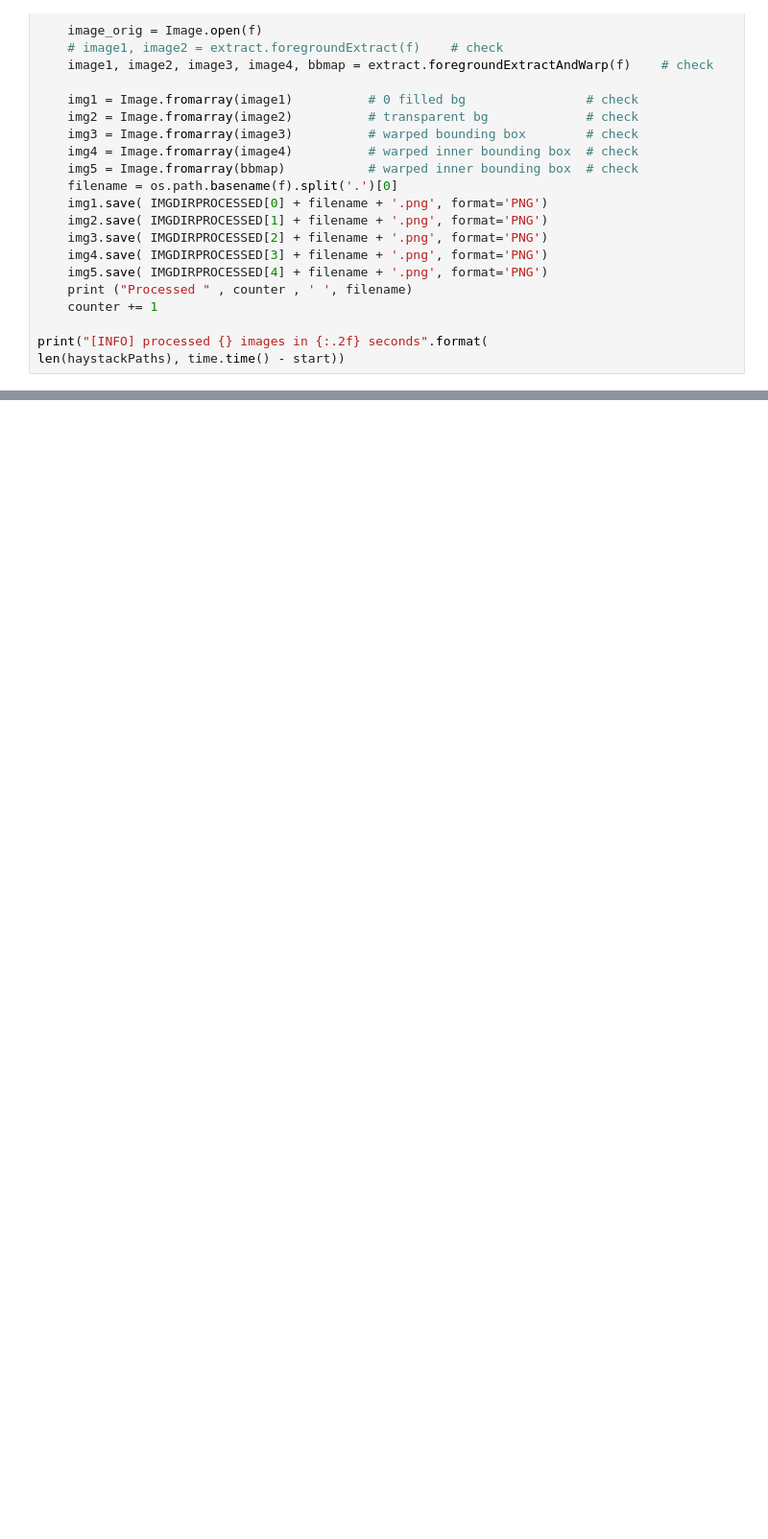
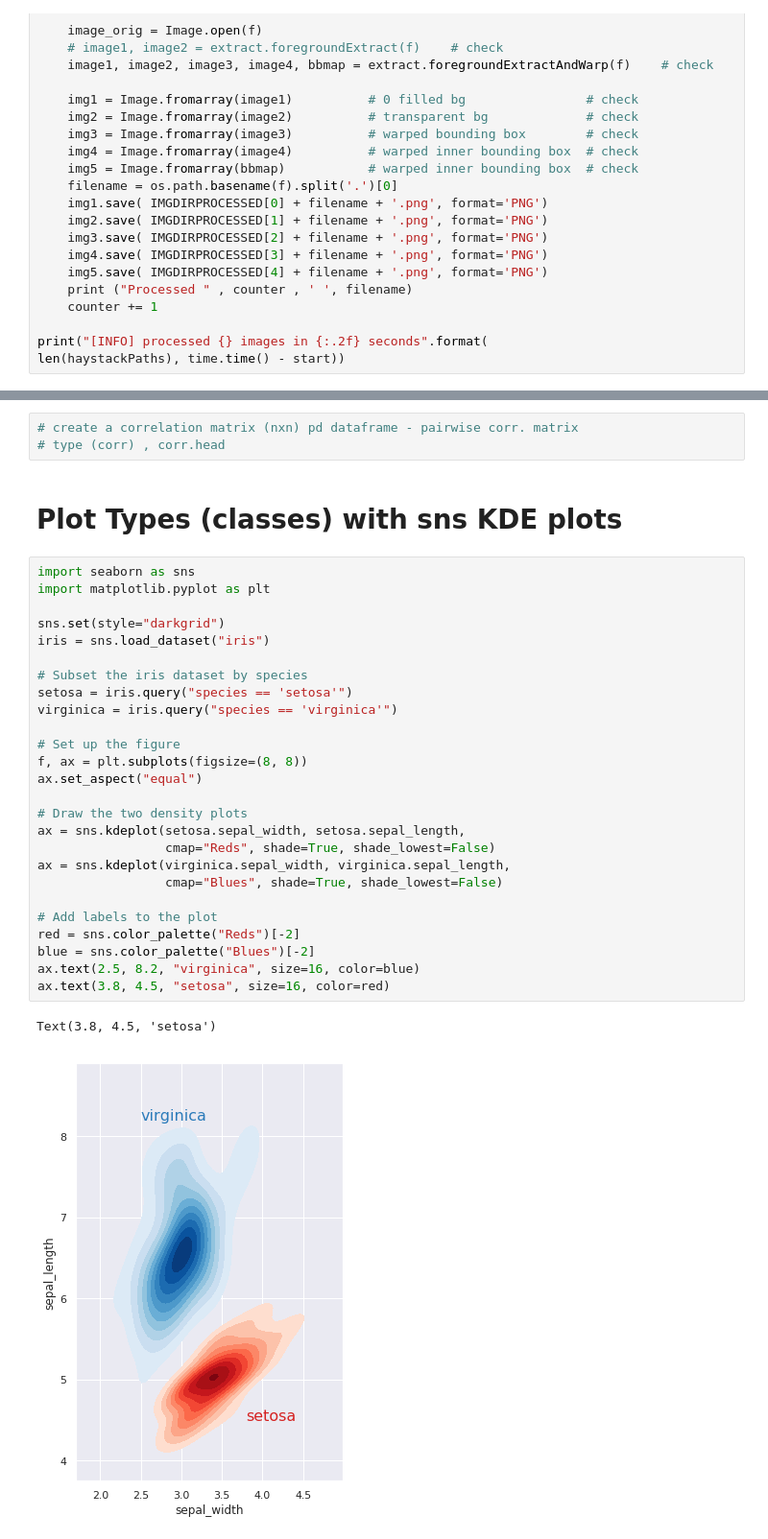
Before and after one commit to witchsab/WorkSpace, a Jupyter notebook: WorkBook.ipynb, the cells around one changed output, grey strips where cells are left out. Shown at 96% size. Drawn from its saved outputs; the diff is of its cells as text; blank space fills up the shorter version.

```diff
--- a/WorkBook.ipynb
+++ b/WorkBook.ipynb
@@ -393,0 +445,34 @@ len(haystackPaths), time.time() - start))
+# %%
+# create a correlation matrix (nxn) pd dataframe - pairwise corr. matrix
+# type (corr) , corr.head
+# %% [markdown]
+# Plot Types (classes) with sns KDE plots
+# %%
+import seaborn as sns
+import matplotlib.pyplot as plt
+
+sns.set(style="darkgrid")
+iris = sns.load_dataset("iris")
+
+# Subset the iris dataset by species
+setosa = iris.query("species == 'setosa'")
+virginica = iris.query("species == 'virginica'")
+
+# Set up the figure
+f, ax = plt.subplots(figsize=(8, 8))
+ax.set_aspect("equal")
+
+# Draw the two density plots
+ax = sns.kdeplot(setosa.sepal_width, setosa.sepal_length,
+                 cmap="Reds", shade=True, shade_lowest=False)
+ax = sns.kdeplot(virginica.sepal_width, virginica.sepal_length,
+                 cmap="Blues", shade=True, shade_lowest=False)
+
+# Add labels to the plot
+red = sns.color_palette("Reds")[-2]
+blue = sns.color_palette("Blues")[-2]
+ax.text(2.5, 8.2, "virginica", size=16, color=blue)
+ax.text(3.8, 4.5, "setosa", size=16, color=red)
+# %% [output]
+Text(3.8, 4.5, 'setosa')
+[figure, added]
```
Also changed, not shown: parts of 21 cells of this notebook, 2 other files.
